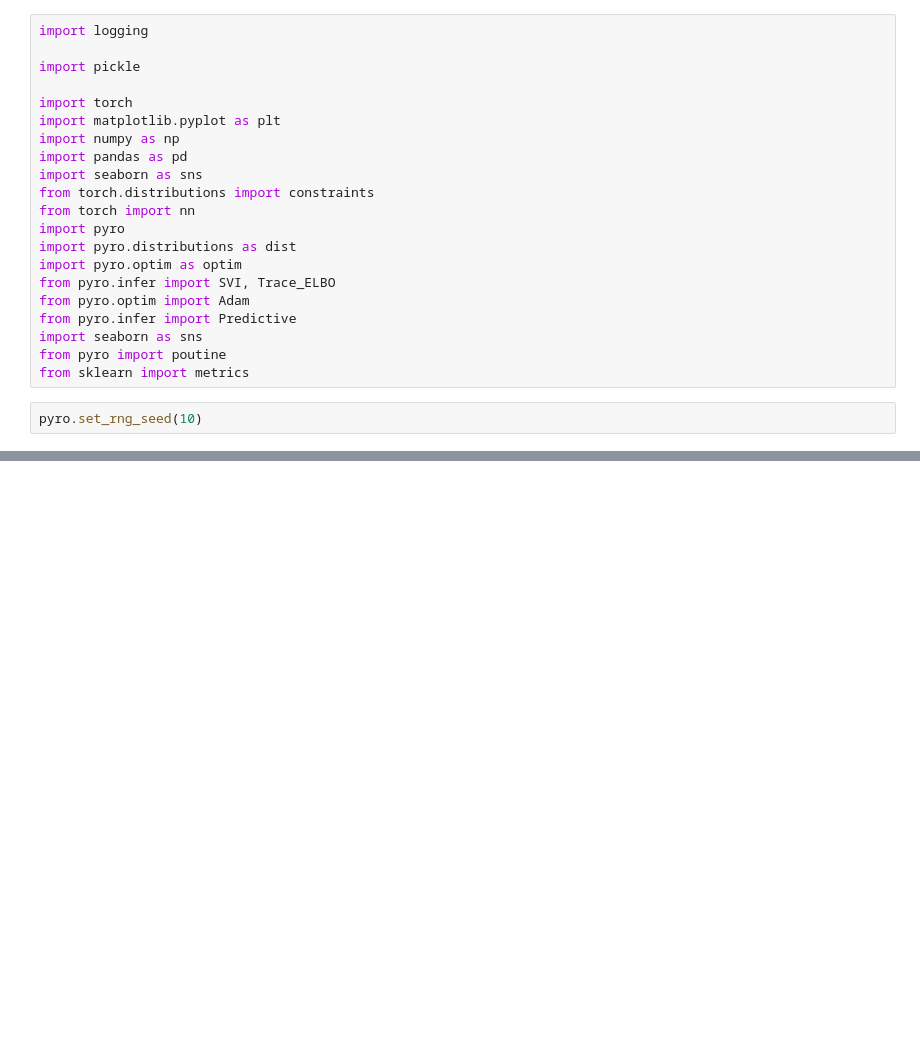
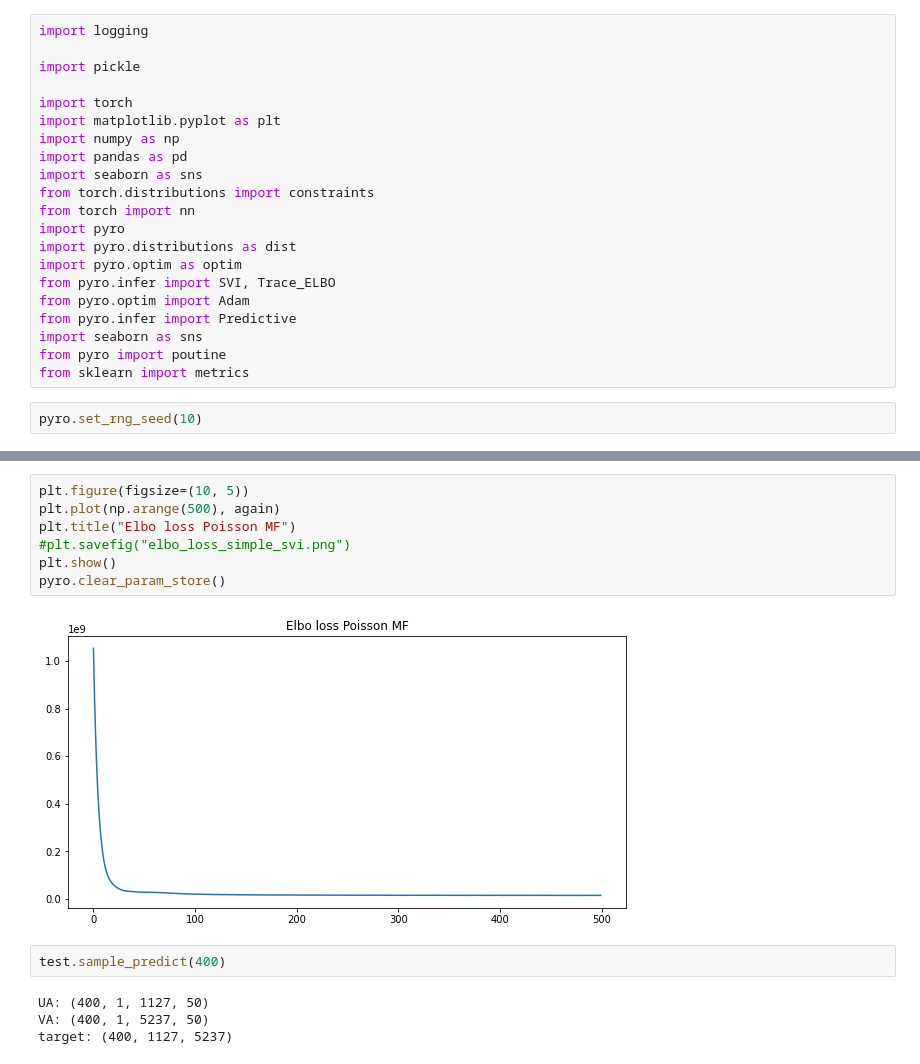
Before and after one commit to dafnep/Baysian-Matrix-Factorization-Drug-effect, a Jupyter notebook: src/simple_SVI 2.ipynb, the cells around one changed output, grey strips where cells are left out. Cells and saved outputs as stored; diff of their text form; blank space fills up the shorter version.

```diff
--- a/src/simple_SVI 2.ipynb
+++ b/src/simple_SVI 2.ipynb
@@ -178,0 +267,15 @@ tensor([[False, False, False,  ..., False, False, False],
+# %%
+plt.figure(figsize=(10, 5))
+plt.plot(np.arange(500), again)
+plt.title("Elbo loss Poisson MF")
+#plt.savefig("elbo_loss_simple_svi.png")
+plt.show()
+pyro.clear_param_store()
+# %% [output]
+[figure, added]
+# %%
+test.sample_predict(400)
+# %% [output]
+UA: (400, 1, 1127, 50)
+VA: (400, 1, 5237, 50)
+target: (400, 1127, 5237)
```
Also changed, not shown: parts of 26 cells of this notebook, 10 other files.
